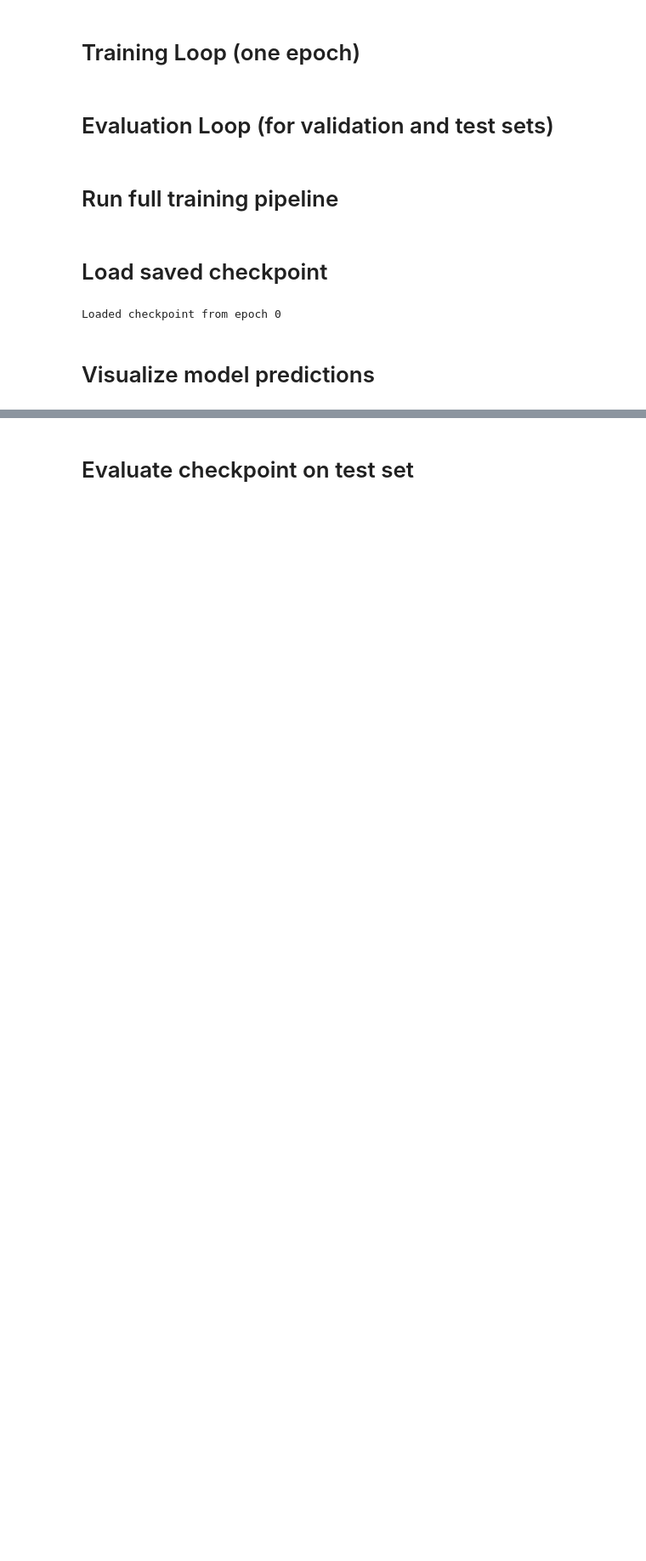
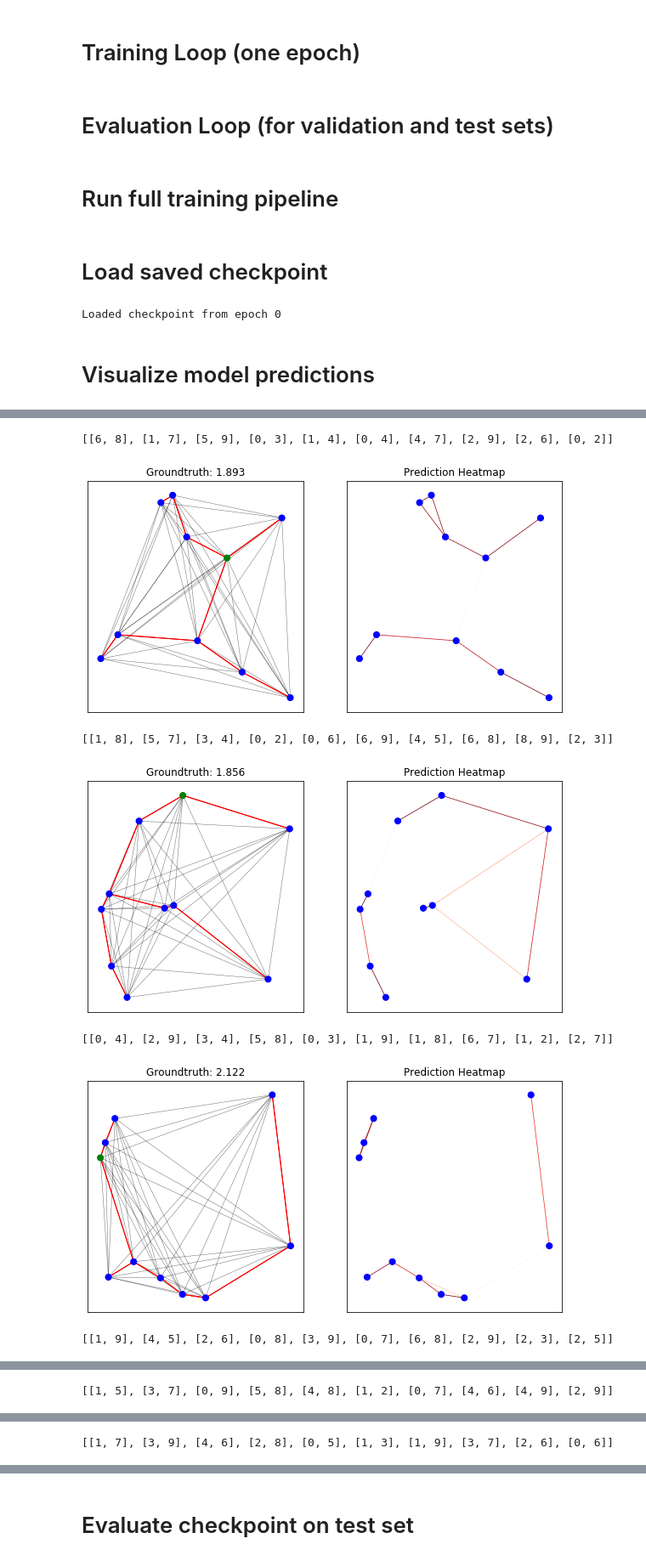
Before and after one commit to BrandonKates/graph-convnet-tsp, a Jupyter notebook: main_mst.ipynb, the cells around one changed output, grey strips where cells are left out. Shown at 85% size. Drawn from its saved outputs; the diff is of its cells as text; code cells hidden in the pictures; blank space fills up the shorter version.

```diff
--- a/main_mst.ipynb
+++ b/main_mst.ipynb
@@ -717,12 +682,0 @@ tensor([5.2857e-05, 3.2012e-06, 1.7487e-04, 5.1852e-02, 6.0165e-01, 1.3012e-05,
-# %%
-def _edges_to_node_pairs(W):
-    """Helper function to convert edge matrix into pairs of adjacent nodes.
-    """
-    pairs = []
-    edge_preds = []
-    for r in range(len(W)):
-        for c in range(len(W)):
-            if W[r][c] > 0.6:
-                pairs.append((r, c))
-                edge_preds.append(W[r][c])
-    return pairs, edge_preds
@@ -769,0 +690,3 @@ for f_idx, idx in enumerate(np.random.choice(len(y), 1, replace=False)):
+# %%
+pairs, edge_preds = _edges_to_node_pairs(y_probs[0].cpu().numpy(), threshold = 0.9)
+print(pairs, edge_preds)
@@ -769,0 +704,61 @@ for f_idx, idx in enumerate(np.random.choice(len(y), 1, replace=False)):
+# %%
+def plot_tsp_heatmap(p, x_coord, W_val, W_pred, title="default"):
+    """
+    Helper function to plot predicted TSP tours with edge strength denoting confidence of prediction.
+
+    Args:
+        p: Matplotlib figure/subplot
+        x_coord: Coordinates of nodes
+        W_val: Edge values (distance) matrix
+        W_pred: Edge predictions matrix
+        title: Title of figure/subplot
+
+    Returns:
+        p: Updated figure/subplot
+
+    """
+
+    def _edges_to_node_pairs(W, threshold = 0.25):
+        """Helper function to convert edge matrix into pairs of adjacent nodes.
+        """
+        pairs = np.argwhere(W>threshold)
+        pairs = np.unique(sorted([tuple(sorted(pair)) for pair in pairs]), axis=0)
+        edge_preds = np.array([W[tuple(pair)] for pair in pairs])
+        argsrt = np.argsort(edge_preds)[::-1]
+        return pairs[argsrt].tolist()[0:10], edge_preds[argsrt].tolist()[0:10]
+
+    G = nx.from_numpy_matrix(W_val)
+    #print(nx.is_connected(G))
+    pos = dict(zip(range(len(x_coord)), x_coord.tolist()))
+    node_pairs, edge_color = _edges_to_node_pairs(W_pred)
+    print(node_pairs)
+    node_color = ['b'] * (len(x_coord))  # Green for 0th node, blue for others
+    nx.draw_networkx_nodes(G, pos, node_color=node_color, node_size=50)
+    nx.draw_networkx_edges(G, pos, edgelist=node_pairs, edge_color=edge_color, edge_cmap=plt.cm.Reds, width=0.75)
+    p.set_title(title)
+    return p
+
+y = F.softmax(y_preds, dim=3)  # B x V x V x voc_edges
+y_bins = y.argmax(dim=3)  # Binary predictions: B x V x V
+y_probs = y[:,:,:,1]  # Prediction probabilities: B x V x V
+for f_idx, idx in enumerate(range(0,len(y))):
+    f = plt.figure(f_idx, figsize=(10, 5))
+    x_coord = x_nodes_coord[idx].cpu().numpy()
+    W = x_edges[idx].cpu().numpy()
+    W_val = x_edges_values[idx].cpu().numpy()
+    W_target = y_edges[idx].cpu().numpy()
+    W_sol_bins = y_bins[idx].cpu().numpy()
+    W_sol_probs = y_probs[idx].cpu().numpy()
+    plt1 = f.add_subplot(121)
+    plot_tsp(plt1, x_coord, W, W_val, W_target, 'Groundtruth: {:.3f}'.format(W_to_tour_len(W_target, W_val)))
+    plt2 = f.add_subplot(122)
+    plot_tsp_heatmap(plt2, x_coord, W_val, W_sol_probs, 'Prediction Heatmap')
+    plt.show()
+# %% [output]
+[[6, 8], [1, 7], [5, 9], [0, 3], [1, 4], [0, 4], [4, 7], [2, 9], [2, 6], [0, 2]]
+[figure, added]
+[[1, 8], [5, 7], [3, 4], [0, 2], [0, 6], [6, 9], [4, 5], [6, 8], [8, 9], [2, 3]]
+[figure, added]
+[[0, 4], [2, 9], [3, 4], [5, 8], [0, 3], [1, 9], [1, 8], [6, 7], [1, 2], [2, 7]]
+[figure, added]
+[[1, 9], [4, 5], [2, 6], [0, 8], [3, 9], [0, 7], [6, 8], [2, 9], [2, 3], [2, 5]]
@@ -769,0 +766 @@ for f_idx, idx in enumerate(np.random.choice(len(y), 1, replace=False)):
+[[1, 5], [3, 7], [0, 9], [5, 8], [4, 8], [1, 2], [0, 7], [4, 6], [4, 9], [2, 9]]
@@ -769,0 +768 @@ for f_idx, idx in enumerate(np.random.choice(len(y), 1, replace=False)):
+[[1, 7], [3, 9], [4, 6], [2, 8], [0, 5], [1, 3], [1, 9], [3, 7], [2, 6], [0, 6]]
```
Also changed, not shown: parts of 14 cells of this notebook.
